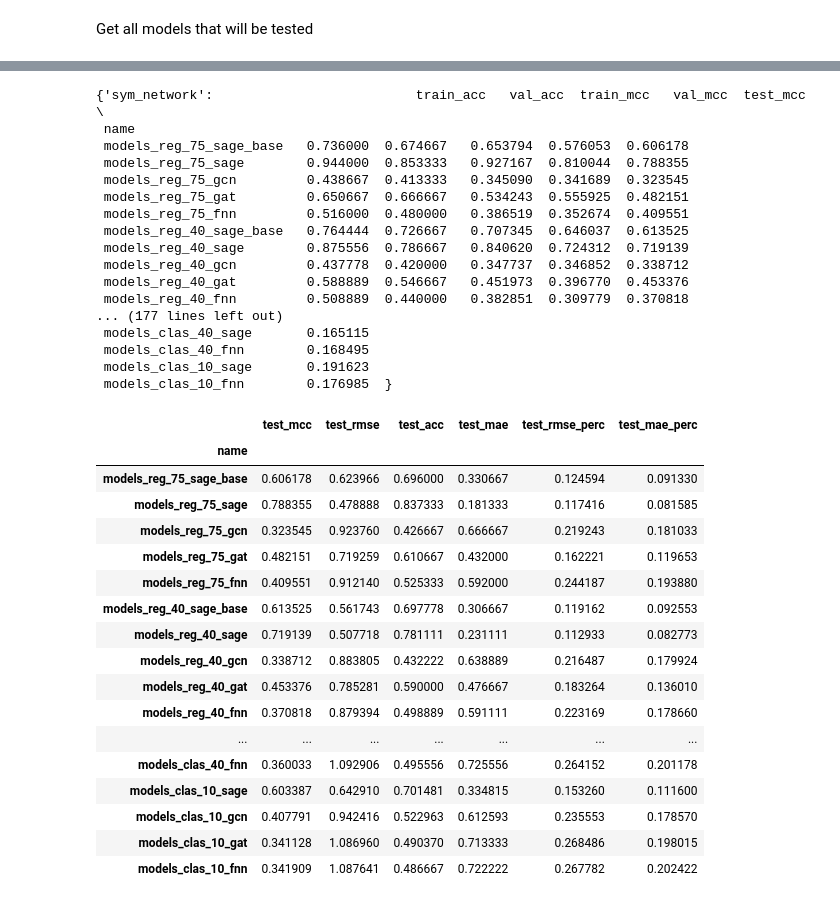
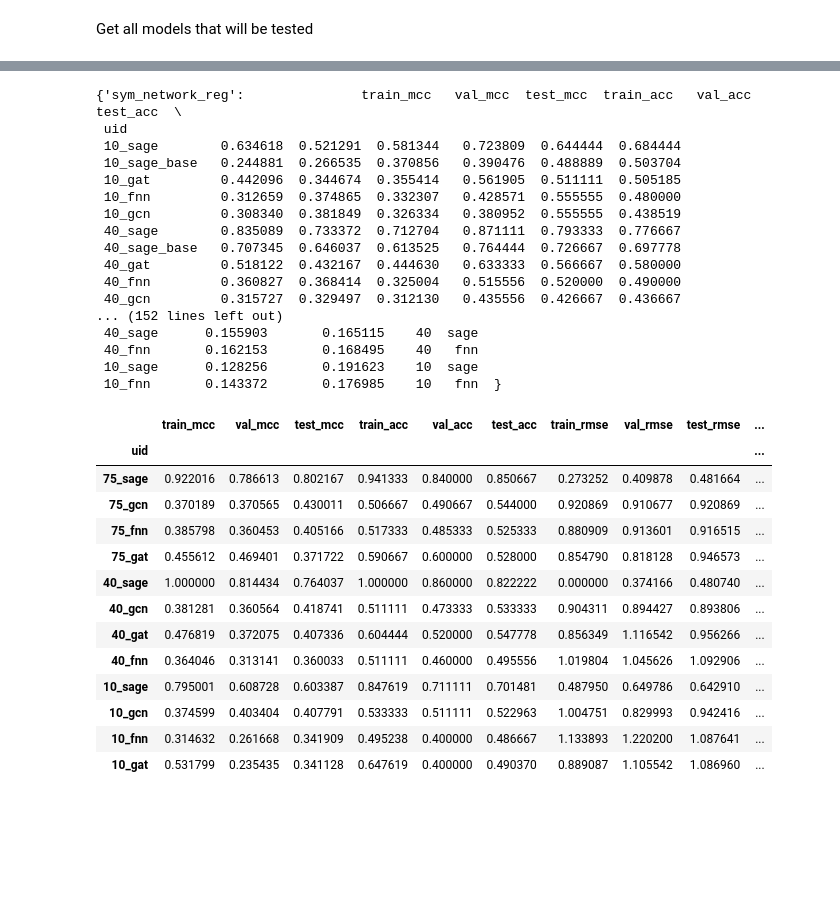
Before and after one commit to vibalcam/gnn-systemic-risk, a Jupyter notebook: notebooks/results.ipynb, the cells around one changed output, grey strips where cells are left out. Saved outputs shown, nothing was run; the diff lists cells and outputs as text; code cells hidden in the pictures; blank space fills up the shorter version.

```diff
--- a/notebooks/results.ipynb
+++ b/notebooks/results.ipynb
@@ -110,43 +123,38 @@ sym_network\models_clas_75\saved_sage
 # %%
-r = {k:v.df('test_mcc', True) for k,v in col_results.items()}
+r = {k:v[0].df(v[1][0], v[1][1]) for k,v in col_results.items()}
 r
 # %% [output]
-{'sym_network':                          train_acc   val_acc  train_mcc   val_mcc  test_mcc  \
- name
- models_reg_75_sage_base   0.736000  0.674667   0.653794  0.576053  0.606178
- models_reg_75_sage        0.944000  0.853333   0.927167  0.810044  0.788355
- models_reg_75_gcn         0.438667  0.413333   0.345090  0.341689  0.323545
- models_reg_75_gat         0.650667  0.666667   0.534243  0.555925  0.482151
- models_reg_75_fnn         0.516000  0.480000   0.386519  0.352674  0.409551
- models_reg_40_sage_base   0.764444  0.726667   0.707345  0.646037  0.613525
- models_reg_40_sage        0.875556  0.786667   0.840620  0.724312  0.719139
- models_reg_40_gcn         0.437778  0.420000   0.347737  0.346852  0.338712
- models_reg_40_gat         0.588889  0.546667   0.451973  0.396770  0.453376
- models_reg_40_fnn         0.508889  0.440000   0.382851  0.309779  0.370818
-... (177 lines left out)
- models_clas_40_sage       0.165115
- models_clas_40_fnn        0.168495
- models_clas_10_sage       0.191623
- models_clas_10_fnn        0.176985  }
+{'sym_network_reg':               train_mcc   val_mcc  test_mcc  train_acc   val_acc  test_acc  \
+ uid
+ 10_sage        0.634618  0.521291  0.581344   0.723809  0.644444  0.684444
+ 10_sage_base   0.244881  0.266535  0.370856   0.390476  0.488889  0.503704
+ 10_gat         0.442096  0.344674  0.355414   0.561905  0.511111  0.505185
+ 10_fnn         0.312659  0.374865  0.332307   0.428571  0.555555  0.480000
+ 10_gcn         0.308340  0.381849  0.326334   0.380952  0.555555  0.438519
+ 40_sage        0.835089  0.733372  0.712704   0.871111  0.793333  0.776667
+ 40_sage_base   0.707345  0.646037  0.613525   0.764444  0.726667  0.697778
+ 40_gat         0.518122  0.432167  0.444630   0.633333  0.566667  0.580000
+ 40_fnn         0.360827  0.368414  0.325004   0.515556  0.520000  0.490000
+ 40_gcn         0.315727  0.329497  0.312130   0.435556  0.426667  0.436667
+... (152 lines left out)
+ 40_sage      0.155903       0.165115    40  sage
+ 40_fnn       0.162153       0.168495    40   fnn
+ 10_sage      0.128256       0.191623    10  sage
+ 10_fnn       0.143372       0.176985    10   fnn  }
-# %%
-s = r['sym_network']
-s[[k for k in s.columns if 'test' in k]]
-# %% [output]
-|  | test_mcc | test_rmse | test_acc | test_mae | test_rmse_perc | test_mae_perc |
-| name |  |  |  |  |  |  |
-| models_reg_75_sage_base | 0.606178 | 0.623966 | 0.696000 | 0.330667 | 0.124594 | 0.091330 |
-| models_reg_75_sage | 0.788355 | 0.478888 | 0.837333 | 0.181333 | 0.117416 | 0.081585 |
-| models_reg_75_gcn | 0.323545 | 0.923760 | 0.426667 | 0.666667 | 0.219243 | 0.181033 |
-| models_reg_75_gat | 0.482151 | 0.719259 | 0.610667 | 0.432000 | 0.162221 | 0.119653 |
-| models_reg_75_fnn | 0.409551 | 0.912140 | 0.525333 | 0.592000 | 0.244187 | 0.193880 |
-| models_reg_40_sage_base | 0.613525 | 0.561743 | 0.697778 | 0.306667 | 0.119162 | 0.092553 |
-| models_reg_40_sage | 0.719139 | 0.507718 | 0.781111 | 0.231111 | 0.112933 | 0.082773 |
-| models_reg_40_gcn | 0.338712 | 0.883805 | 0.432222 | 0.638889 | 0.216487 | 0.179924 |
-| models_reg_40_gat | 0.453376 | 0.785281 | 0.590000 | 0.476667 | 0.183264 | 0.136010 |
-| models_reg_40_fnn | 0.370818 | 0.879394 | 0.498889 | 0.591111 | 0.223169 | 0.178660 |
-| ... | ... | ... | ... | ... | ... | ... |
-| models_clas_40_fnn | 0.360033 | 1.092906 | 0.495556 | 0.725556 | 0.264152 | 0.201178 |
-| models_clas_10_sage | 0.603387 | 0.642910 | 0.701481 | 0.334815 | 0.153260 | 0.111600 |
-| models_clas_10_gcn | 0.407791 | 0.942416 | 0.522963 | 0.612593 | 0.235553 | 0.178570 |
-| models_clas_10_gat | 0.341128 | 1.086960 | 0.490370 | 0.713333 | 0.268486 | 0.198015 |
-| models_clas_10_fnn | 0.341909 | 1.087641 | 0.486667 | 0.722222 | 0.267782 | 0.202422 |
+# %%
+r['sym_network_clas']
+# %% [output]
+|  | train_mcc | val_mcc | test_mcc | train_acc | val_acc | test_acc | train_rmse | val_rmse | test_rmse | ... |
+| uid |  |  |  |  |  |  |  |  |  | ... |
+| 75_sage | 0.922016 | 0.786613 | 0.802167 | 0.941333 | 0.840000 | 0.850667 | 0.273252 | 0.409878 | 0.481664 | ... |
+| 75_gcn | 0.370189 | 0.370565 | 0.430011 | 0.506667 | 0.490667 | 0.544000 | 0.920869 | 0.910677 | 0.920869 | ... |
+| 75_fnn | 0.385798 | 0.360453 | 0.405166 | 0.517333 | 0.485333 | 0.525333 | 0.880909 | 0.913601 | 0.916515 | ... |
+| 75_gat | 0.455612 | 0.469401 | 0.371722 | 0.590667 | 0.600000 | 0.528000 | 0.854790 | 0.818128 | 0.946573 | ... |
+| 40_sage | 1.000000 | 0.814434 | 0.764037 | 1.000000 | 0.860000 | 0.822222 | 0.000000 | 0.374166 | 0.480740 | ... |
+| 40_gcn | 0.381281 | 0.360564 | 0.418741 | 0.511111 | 0.473333 | 0.533333 | 0.904311 | 0.894427 | 0.893806 | ... |
+| 40_gat | 0.476819 | 0.372075 | 0.407336 | 0.604444 | 0.520000 | 0.547778 | 0.856349 | 1.116542 | 0.956266 | ... |
+| 40_fnn | 0.364046 | 0.313141 | 0.360033 | 0.511111 | 0.460000 | 0.495556 | 1.019804 | 1.045626 | 1.092906 | ... |
+| 10_sage | 0.795001 | 0.608728 | 0.603387 | 0.847619 | 0.711111 | 0.701481 | 0.487950 | 0.649786 | 0.642910 | ... |
+| 10_gcn | 0.374599 | 0.403404 | 0.407791 | 0.533333 | 0.511111 | 0.522963 | 1.004751 | 0.829993 | 0.942416 | ... |
+| 10_fnn | 0.314632 | 0.261668 | 0.341909 | 0.495238 | 0.400000 | 0.486667 | 1.133893 | 1.220200 | 1.087641 | ... |
+| 10_gat | 0.531799 | 0.235435 | 0.341128 | 0.647619 | 0.400000 | 0.490370 | 0.889087 | 1.105542 | 1.086960 | ... |
```
Also changed, not shown: parts of 6 cells of this notebook, 57 other files.
